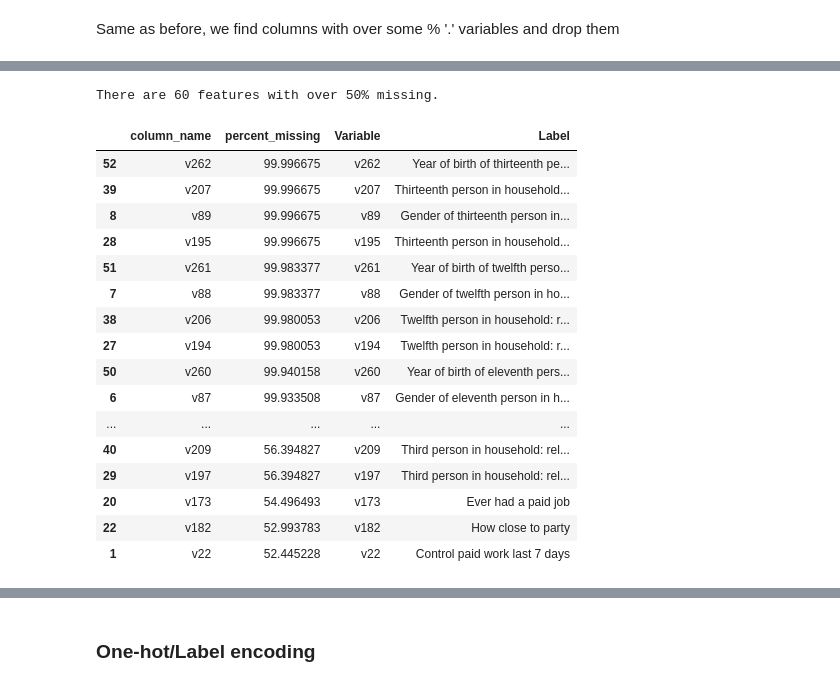
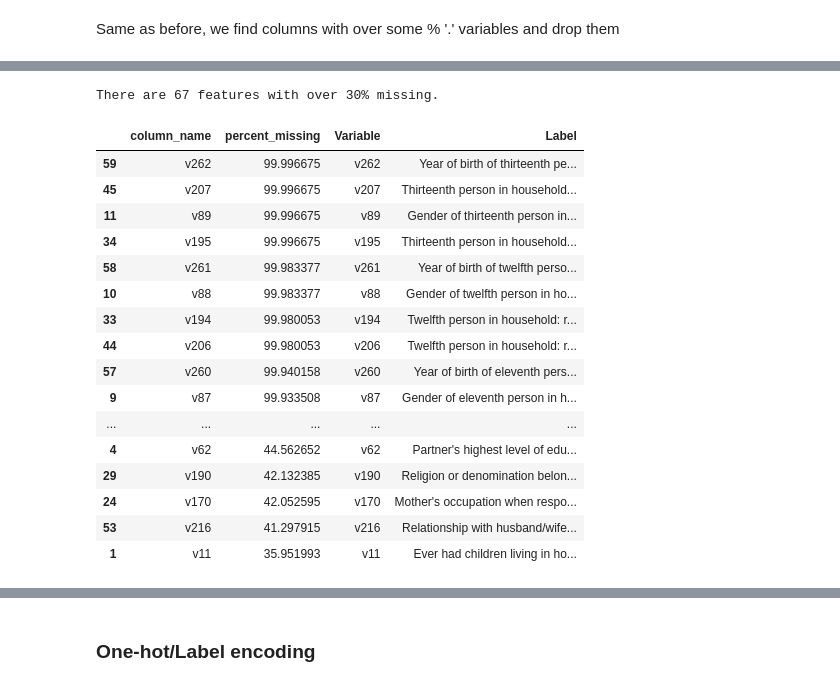
Before and after one commit to sabrina-tan/stat441-W20-project, a Jupyter notebook: 03-data-creation/feature_engineering.ipynb, the cells around one changed output, grey strips where cells are left out. Drawn from its saved outputs; the diff is of its cells as text; code cells hidden in the pictures.

```diff
--- a/03-data-creation/feature_engineering.ipynb
+++ b/03-data-creation/feature_engineering.ipynb
@@ -99,7 +132,7 @@ train['v161'] = train['v161'].apply(lambda x: convert_country(x))
 
 # Drop errors
 to_drop = ['999','888','777']
-train['v154'] = train['v154'].replace(to_drop, '.')
+train['v154'] = train['v154'].replace(to_drop, '-1')
 
 # Leaving ENG and GER as is
 missing = ["."]
@@ -117,7 +150,7 @@ slav = ["POL","SLV","RUS","SRP","BOS","RUM","HRV","SLO","ROM","BUL","UKR","SLA",
 oth = ["APA","PAP","MIS","TGL","NEP","FIL","MON"]
 
 languages = {language: 'EUR' for language in eur}
-languages.update({language: '.' for language in missing})
+languages.update({language: '-1' for language in missing})
 languages.update({language: 'GER' for language in GER})
 languages.update({language: 'ENG' for language in ENG})
 languages.update({language: 'BAL' for language in bal})
@@ -148 +180,3 @@ ASIA       0.000898
 Name: v154, dtype: float64
+# %%
+train['v154'] = train['v154'].fillna(-1).astype(str)
@@ -151,7 +189,7 @@ Name: v154, dtype: float64
 
 # Assuming 0 means no other language, and 999, 888, 777 are missing
 to_drop = ['999','888','777']
-train['v155'] = train['v155'].replace(to_drop, '.')
+train['v155'] = train['v155'].replace(to_drop, '-1')
 
 ## Check if any weren't present in the previous question
 lang_v154 = ["GER","ENG","FRE","CZE","LIT","FIN","POL","DUT","SWE","HEB","SPA",
@@ -171,7 +209,7 @@ new_languages = [language for language in lang_v155 if language not in lang_v154
 
 # New language dict: leaving ENG and GER as is
 none = ['0']
-missing = ["."]
+missing = ["-1"]
 GER = ["GER"]
 ENG = ["ENG"]
 eur = ["FRE","DUT","SPA","HUN","POR","GSW","CAT","ITA","GLG","ALB","FRS","HRV","BAQ","ROA","GLE",
@@ -190,7 +228,7 @@ oth = ["APA","PAP","MIS","TGL","NEP","FIL","MON","ZXX","TPI","GRN","SGN","HUP","
 
 languages = {language: 'EUR' for language in eur}
 languages.update({language: '0' for language in none})
-languages.update({language: '.' for language in missing})
+languages.update({language: '-1' for language in missing})
 languages.update({language: 'GER' for language in GER})
 languages.update({language: 'ENG' for language in ENG})
 languages.update({language: 'BAL' for language in bal})
@@ -516,3 +556,7 @@ for col in binned:
     train[col] = train[col].astype('int64')
 # %%
 train = train.fillna(".")
+# %%
+# convert cat vars to dtype 'categorical'
+train[cat_cols] = train[cat_cols].astype('category')
+train.dtypes
@@ -519,38 +581,38 @@ train = train.fillna(".")
 # %%
 # Treating missing
-
-train_nodots = train.replace([".", ".a", ".b", ".c", ".d"], [np.nan, np.nan, np.nan, np.nan, np.nan])
+train_copy = train.copy()
+train_nodots = train_copy.replace([".", ".a", ".b", ".c", ".d"], [np.nan, np.nan, np.nan, np.nan, np.nan])
 percent_missing_nodots = train_nodots.isnull().sum() * 100 / len(train_nodots)
 missing_value_df_nodots = pd.DataFrame({'column_name': train_nodots.columns,
                                  'percent_missing': percent_missing_nodots})
 
 # Columns where % missing > some percent
-percent = 50
+percent = 30
 cols_missing = missing_value_df_nodots[missing_value_df_nodots.percent_missing > percent]
 n_cols_missing = len(missing_value_df_nodots[missing_value_df_nodots.percent_missing > percent])
 print("There are " + str(n_cols_missing) + " features with over " + str(percent) + "% missing.")
 
 # Attach short desc for more context
 codebook_labels = ['Variable', "Label"]
 missing = cols_missing.merge(codebook[codebook_labels], left_on = 'column_name', right_on = "Variable", how = "left")
 missing.sort_values(by = "percent_missing", ascending = False)
 # %% [output]
-There are 60 features with over 50% missing.
+There are 67 features with over 30% missing.
 |  | column_name | percent_missing | Variable | Label |
-| 52 | v262 | 99.996675 | v262 | Year of birth of thirteenth pe... |
-| 39 | v207 | 99.996675 | v207 | Thirteenth person in household... |
-| 8 | v89 | 99.996675 | v89 | Gender of thirteenth person in... |
-| 28 | v195 | 99.996675 | v195 | Thirteenth person in household... |
-| 51 | v261 | 99.983377 | v261 | Year of birth of twelfth perso... |
-| 7 | v88 | 99.983377 | v88 | Gender of twelfth person in ho... |
-| 38 | v206 | 99.980053 | v206 | Twelfth person in household: r... |
-| 27 | v194 | 99.980053 | v194 | Twelfth person in household: r... |
-| 50 | v260 | 99.940158 | v260 | Year of birth of eleventh pers... |
-| 6 | v87 | 99.933508 | v87 | Gender of eleventh person in h... |
+| 59 | v262 | 99.996675 | v262 | Year of birth of thirteenth pe... |
+| 45 | v207 | 99.996675 | v207 | Thirteenth person in household... |
+| 11 | v89 | 99.996675 | v89 | Gender of thirteenth person in... |
+| 34 | v195 | 99.996675 | v195 | Thirteenth person in household... |
+| 58 | v261 | 99.983377 | v261 | Year of birth of twelfth perso... |
+| 10 | v88 | 99.983377 | v88 | Gender of twelfth person in ho... |
+| 33 | v194 | 99.980053 | v194 | Twelfth person in household: r... |
+| 44 | v206 | 99.980053 | v206 | Twelfth person in household: r... |
+| 57 | v260 | 99.940158 | v260 | Year of birth of eleventh pers... |
+| 9 | v87 | 99.933508 | v87 | Gender of eleventh person in h... |
 | ... | ... | ... | ... | ... |
-| 40 | v209 | 56.394827 | v209 | Third person in household: rel... |
-| 29 | v197 | 56.394827 | v197 | Third person in household: rel... |
-| 20 | v173 | 54.496493 | v173 | Ever had a paid job |
-| 22 | v182 | 52.993783 | v182 | How close to party |
-| 1 | v22 | 52.445228 | v22 | Control paid work last 7 days |
+| 4 | v62 | 44.562652 | v62 | Partner's highest level of edu... |
+| 29 | v190 | 42.132385 | v190 | Religion or denomination belon... |
+| 24 | v170 | 42.052595 | v170 | Mother's occupation when respo... |
+| 53 | v216 | 41.297915 | v216 | Relationship with husband/wife... |
+| 1 | v11 | 35.951993 | v11 | Ever had children living in ho... |
 # %%
```
Also changed, not shown: parts of 27 cells of this notebook, 4 other files.
